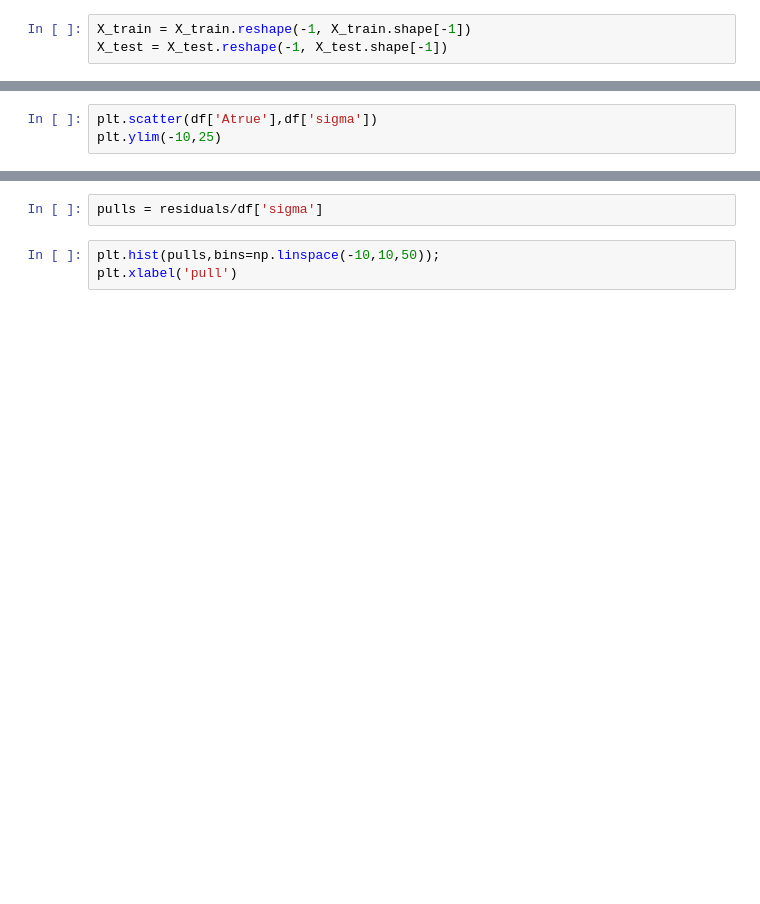
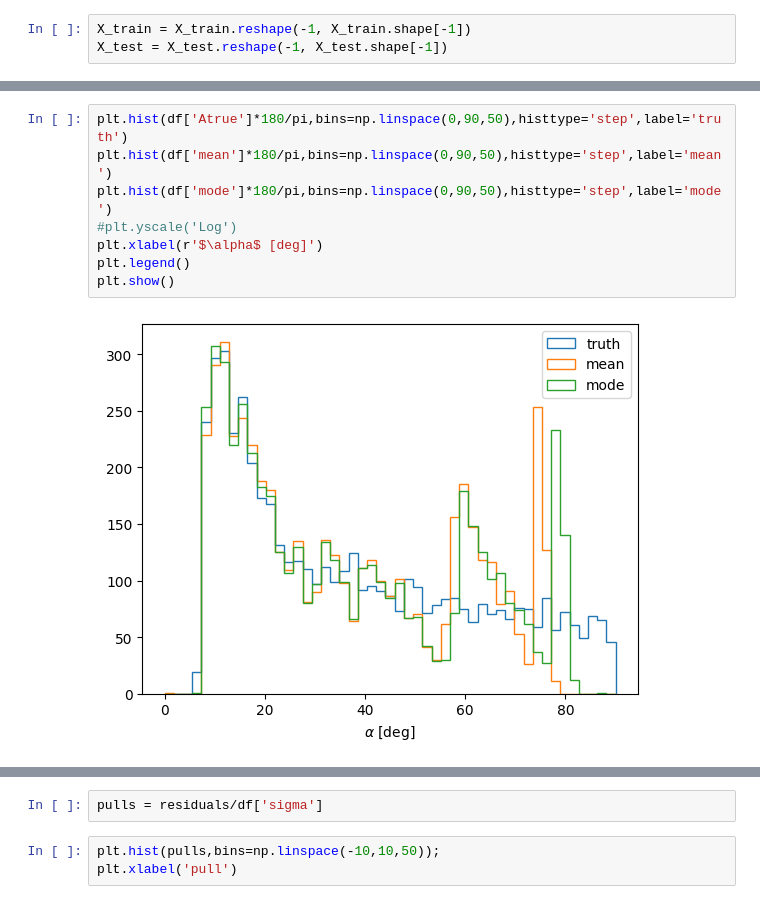
Before and after one commit to nhanvtran/directional-pixel-detectors, a Jupyter notebook: hit-position/train-1DA-Beta.ipynb, the cells around one changed output, grey strips where cells are left out. Cells and saved outputs as stored; diff of their text form; blank space fills up the shorter version.

```diff
--- a/hit-position/train-1DA-Beta.ipynb
+++ b/hit-position/train-1DA-Beta.ipynb
@@ -235,3 +235,10 @@ plt.show()
-# %%
-plt.scatter(df['Atrue'],df['sigma'])
-plt.ylim(-10,25)
+# %%
+plt.hist(df['Atrue']*180/pi,bins=np.linspace(0,90,50),histtype='step',label='truth')
+plt.hist(df['mean']*180/pi,bins=np.linspace(0,90,50),histtype='step',label='mean')
+plt.hist(df['mode']*180/pi,bins=np.linspace(0,90,50),histtype='step',label='mode')
+#plt.yscale('Log')
+plt.xlabel(r'$\alpha$ [deg]')
+plt.legend()
+plt.show()
+# %% [output]
+[figure, added]
```
Also changed, not shown: parts of 22 cells of this notebook.
